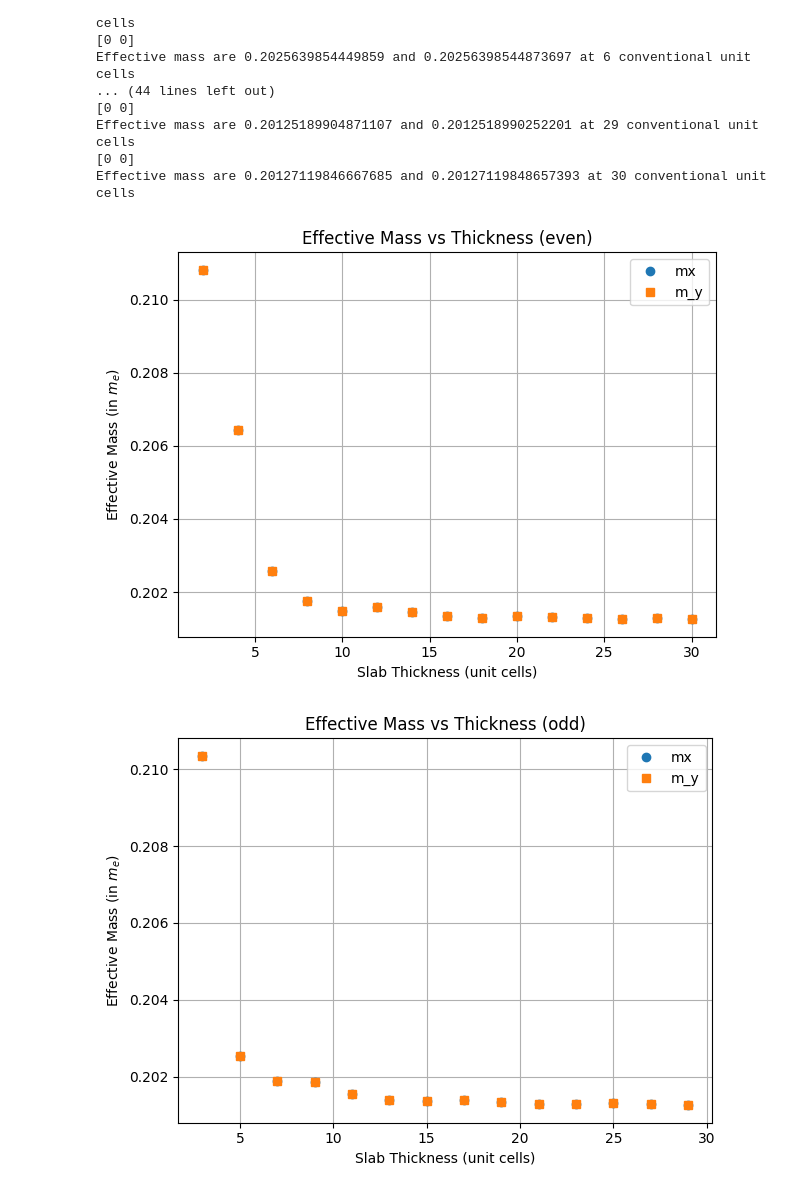
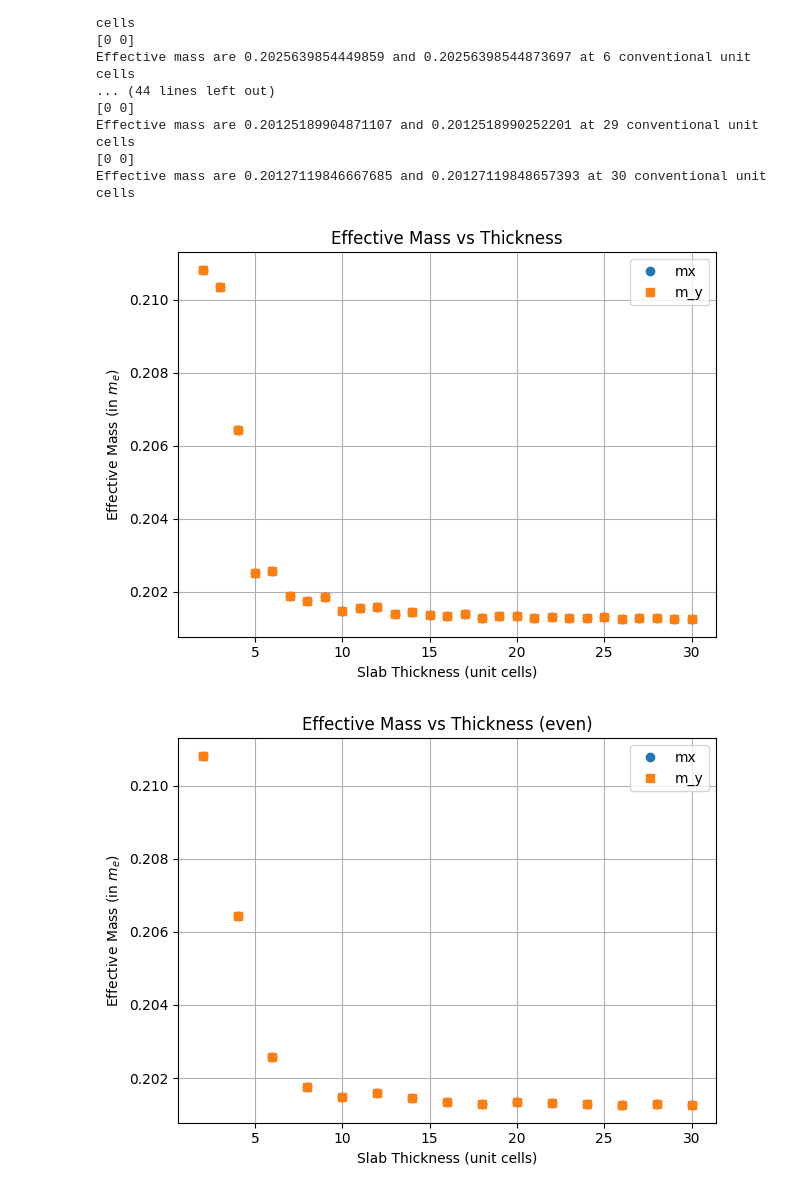
Before and after one commit to nandandiwan/transistorNEGF, a Jupyter notebook: src/tight_binding/effective_mass.ipynb, the cells around one changed output. Saved outputs shown, nothing was run; the diff lists cells and outputs as text; code cells hidden in the pictures.

```diff
--- a/src/tight_binding/effective_mass.ipynb
+++ b/src/tight_binding/effective_mass.ipynb
@@ -148,37 +148,54 @@ Effective mass are 0.20127119846667685 and 0.20127119848657393 at 30 conventiona
 # %%
 import numpy as np
 import matplotlib.pyplot as plt
+
+mxx = np.array([val[0,0] for val in effectiveMassData[1:]])
+myy = np.array([val[1,1] for val in effectiveMassData[1:]])
+thickness = np.array([i for i in range (2,31)])
+
+plt.figure()
+plt.plot(thickness, mxx, 'o', label='mx')
+plt.plot(thickness, myy, 's', label='m_y')
+plt.xlabel('Slab Thickness (unit cells)')
+plt.ylabel('Effective Mass (in $m_e$)')
+plt.title('Effective Mass vs Thickness')
+plt.legend()
+plt.grid(True)
+plt.tight_layout()
+plt.show()
+
+
 mxx = np.array([val[0,0] for val in effectiveMassData[1::2]])
 myy = np.array([val[1,1] for val in effectiveMassData[1::2]])
 thickness = np.array([i for i in range (2,31, 2)])
 
 plt.figure()
 plt.plot(thickness, mxx, 'o', label='mx')
 plt.plot(thickness, myy, 's', label='m_y')
 plt.xlabel('Slab Thickness (unit cells)')
 plt.ylabel('Effective Mass (in $m_e$)')
 plt.title('Effective Mass vs Thickness (even)')
 plt.legend()
 plt.grid(True)
 plt.tight_layout()
 plt.show()
 
 import numpy as np
 import matplotlib.pyplot as plt
 mxx = np.array([val[0,0] for val in effectiveMassData[2::2]])
 myy = np.array([val[1,1] for val in effectiveMassData[2::2]])
 thickness = np.array([i for i in range (3,31, 2)])
 
 plt.figure()
 plt.plot(thickness, mxx, 'o', label='mx')
 plt.plot(thickness, myy, 's', label='m_y')
 plt.xlabel('Slab Thickness (unit cells)')
 plt.ylabel('Effective Mass (in $m_e$)')
 plt.title('Effective Mass vs Thickness (odd)')
 plt.legend()
 plt.grid(True)
 plt.tight_layout()
 plt.show()
 # %% [output]
-[figure, old version]
+[figure, new version]
-[figure, old version]
+[figure, new version]
```
Also changed, not shown: parts of 1 cell of this notebook, 2 other files.
